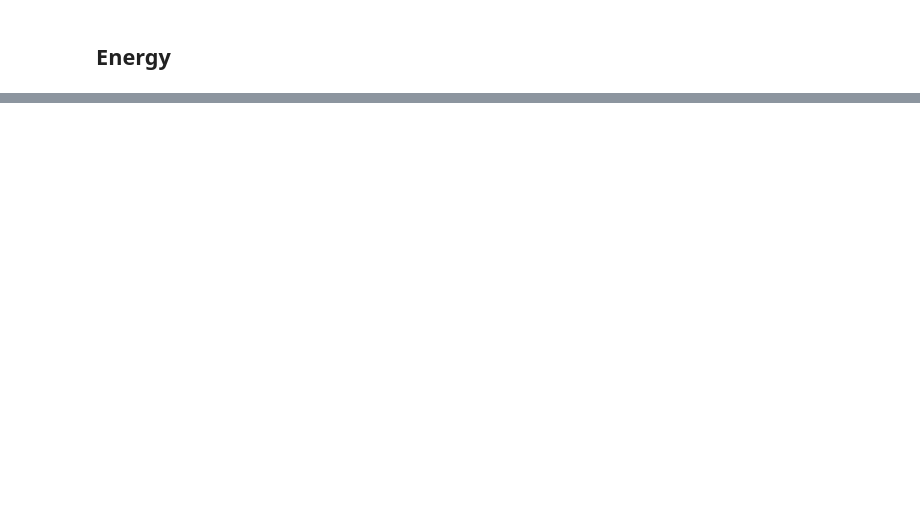
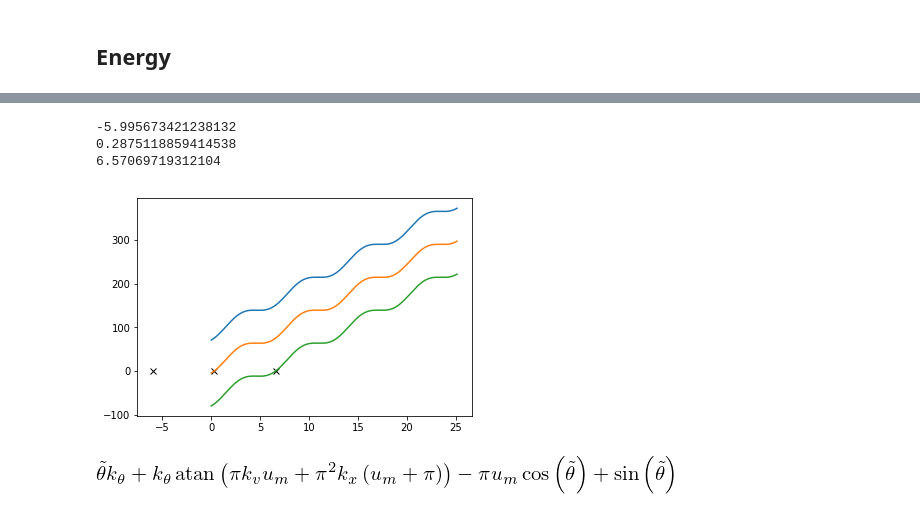
Before and after one commit to cisprague/icra2019, a Jupyter notebook: notebooks/dynamics.ipynb, the cells around one changed output, grey strips where cells are left out. Saved outputs shown, nothing was run; the diff lists cells and outputs as text; code cells hidden in the pictures; blank space fills up the shorter version.

```diff
--- a/notebooks/dynamics.ipynb
+++ b/notebooks/dynamics.ipynb
@@ -87,0 +82,21 @@ pi
+# %%
+def ec_tt(tt, tr, kx, kv, kt, kw, um):
+    xm = np.pi**2*(np.pi+um)
+    vm = np.pi*um
+    res = kt*(tt-tr) + np.sin(tt) - vm*np.cos(tt)
+    res += kt*np.arctan(kx*xm + kv*vm)
+    return res
+# %%
+fig, ax = plt.subplots(1)
+tt = np.linspace(0, 8*np.pi, 1000)
+for tr in [-2*np.pi, 0, 2*np.pi]:
+    fun = lambda tt: ec_tt(tt, tr, 0.01, 0.01, 12, 1, 4)
+    res = newton(fun, np.pi)
+    print(res)
+    ax.plot(res, fun(res), "kx")
+    ax.plot(tt, fun(tt))
+# %% [output]
+-5.995673421238132
+0.2875118859414538
+6.57069719312104
+[figure, added]
@@ -87,0 +111,4 @@ pi
+# %%
+res.subs(tr,0)
+# %% [output]
+[figure, added]
```
Also changed, not shown: parts of 16 cells of this notebook, 3 other files.
